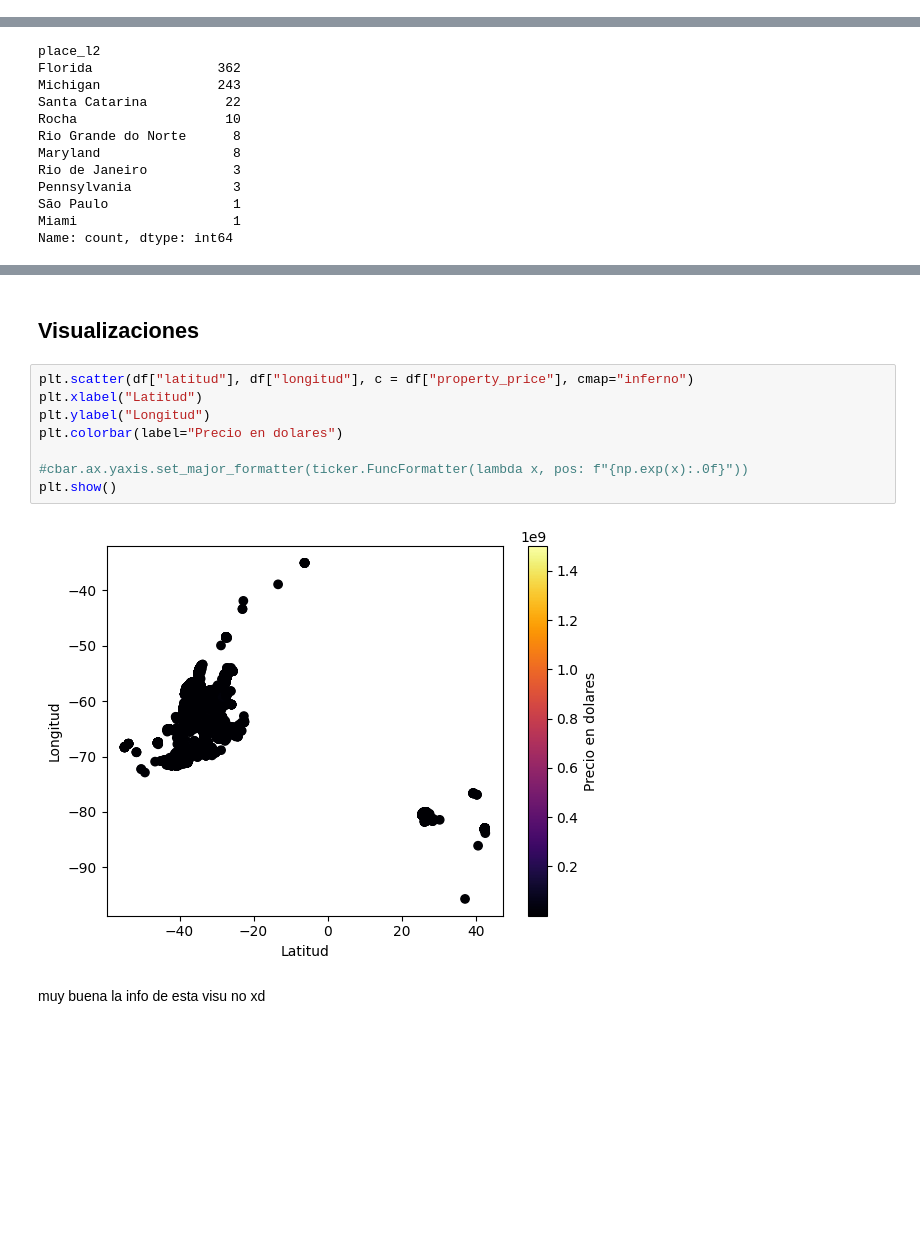
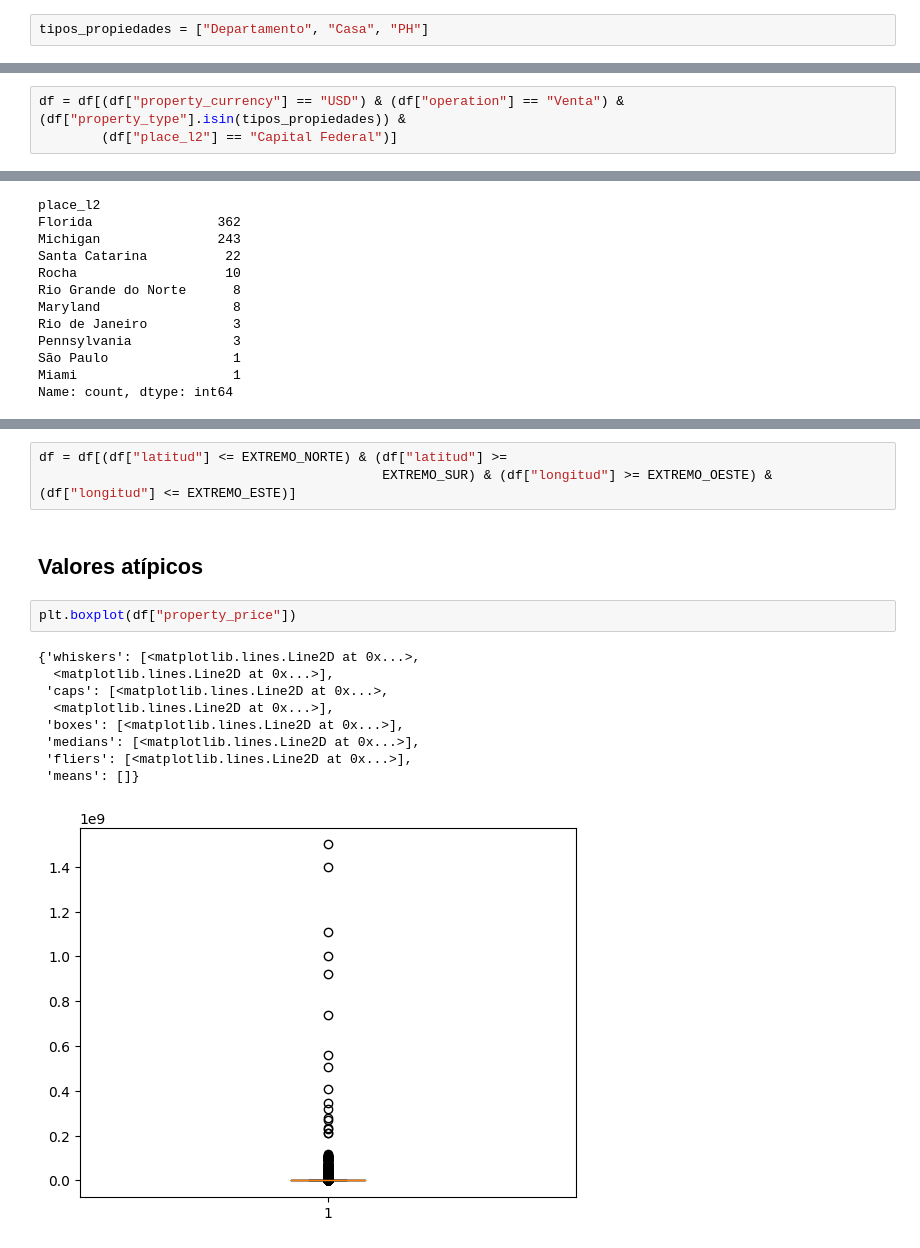
Before and after one commit to Taielmolina01/7506R-1C2024-GRUPO01, a Jupyter notebook: TP1/7506R_TP1_GRUPO01_ENTREGA.ipynb, the cells around one changed output, grey strips where cells are left out. Drawn from its saved outputs; the diff is of its cells as text; blank space fills up the shorter version.

```diff
--- a/TP1/7506R_TP1_GRUPO01_ENTREGA.ipynb
+++ b/TP1/7506R_TP1_GRUPO01_ENTREGA.ipynb
@@ -61,0 +99,2 @@ dtype: int64
+# %%
+tipos_propiedades = ["Departamento", "Casa", "PH"]
@@ -61,0 +121,3 @@ dtype: int64
+# %%
+df = df[(df["property_currency"] == "USD") & (df["operation"] == "Venta") & (df["property_type"].isin(tipos_propiedades)) &
+        (df["place_l2"] == "Capital Federal")]
@@ -254,14 +616,17 @@ Name: count, dtype: int64
-# %% [markdown]
-## Visualizaciones
-# %%
-plt.scatter(df["latitud"], df["longitud"], c = df["property_price"], cmap="inferno")
-plt.xlabel("Latitud")
-plt.ylabel("Longitud")
-plt.colorbar(label="Precio en dolares")
-
-#cbar.ax.yaxis.set_major_formatter(ticker.FuncFormatter(lambda x, pos: f"{np.exp(x):.0f}"))
-plt.show()
-# %% [output]
-[figure, removed]
-# %% [markdown]
-muy buena la info de esta visu no xd
+# %%
+df = df[(df["latitud"] <= EXTREMO_NORTE) & (df["latitud"] >=
+                                            EXTREMO_SUR) & (df["longitud"] >= EXTREMO_OESTE) & (df["longitud"] <= EXTREMO_ESTE)]
+# %% [markdown]
+## Valores atípicos
+# %%
+plt.boxplot(df["property_price"])
+# %% [output]
+{'whiskers': [<matplotlib.lines.Line2D at 0x...>,
+  <matplotlib.lines.Line2D at 0x...>],
+ 'caps': [<matplotlib.lines.Line2D at 0x...>,
+  <matplotlib.lines.Line2D at 0x...>],
+ 'boxes': [<matplotlib.lines.Line2D at 0x...>],
+ 'medians': [<matplotlib.lines.Line2D at 0x...>],
+ 'fliers': [<matplotlib.lines.Line2D at 0x...>],
+ 'means': []}
+[figure, added]
```
Also changed, not shown: parts of 69 cells of this notebook.
